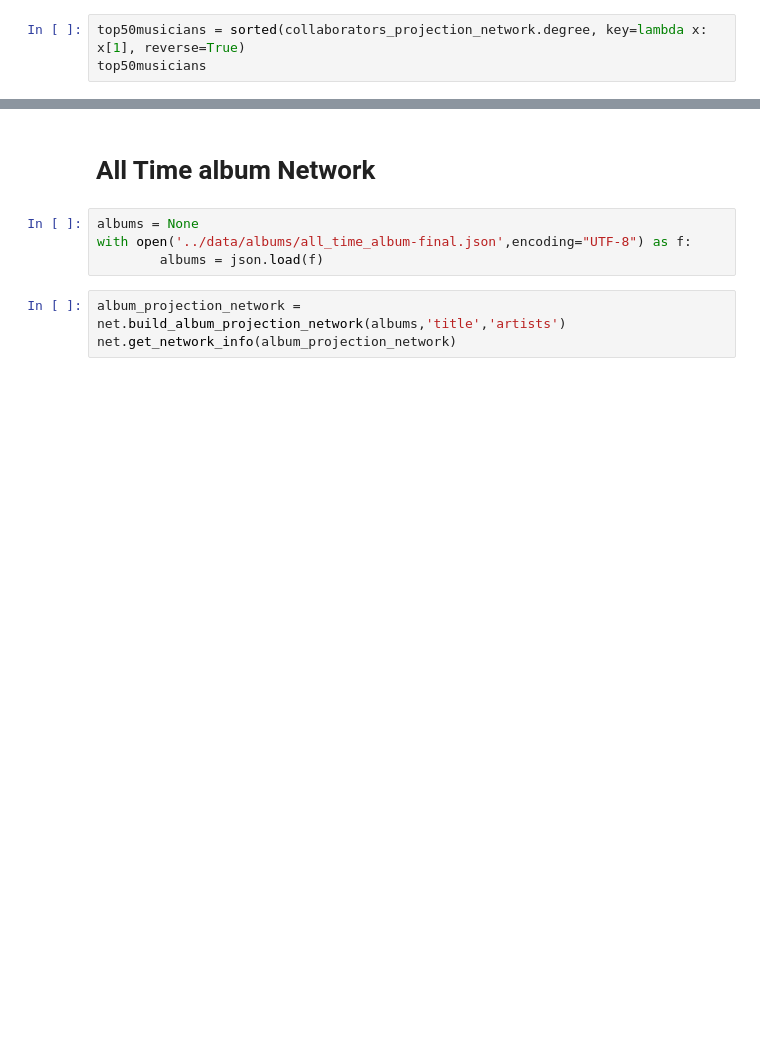
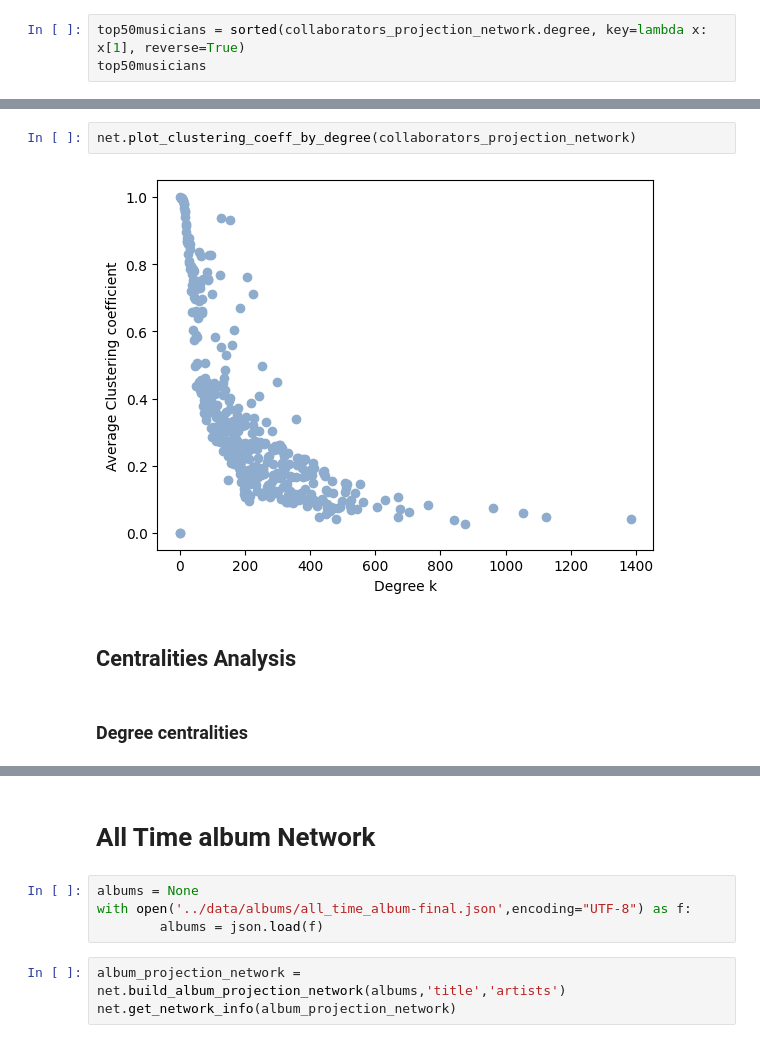
Before and after one commit to sizmar2018/master_thesis_women_in_jazz, a Jupyter notebook: code/network-analysis.ipynb, the cells around one changed output, grey strips where cells are left out. Cells and saved outputs as stored; diff of their text form; blank space fills up the shorter version.

```diff
--- a/code/network-analysis.ipynb
+++ b/code/network-analysis.ipynb
@@ -46,0 +156,8 @@ top50musicians
+# %%
+net.plot_clustering_coeff_by_degree(collaborators_projection_network)
+# %% [output]
+[figure, added]
+# %% [markdown]
+## Centralities Analysis
+# %% [markdown]
+### Degree centralities
```
Also changed, not shown: parts of 43 cells of this notebook, 52 other files.
